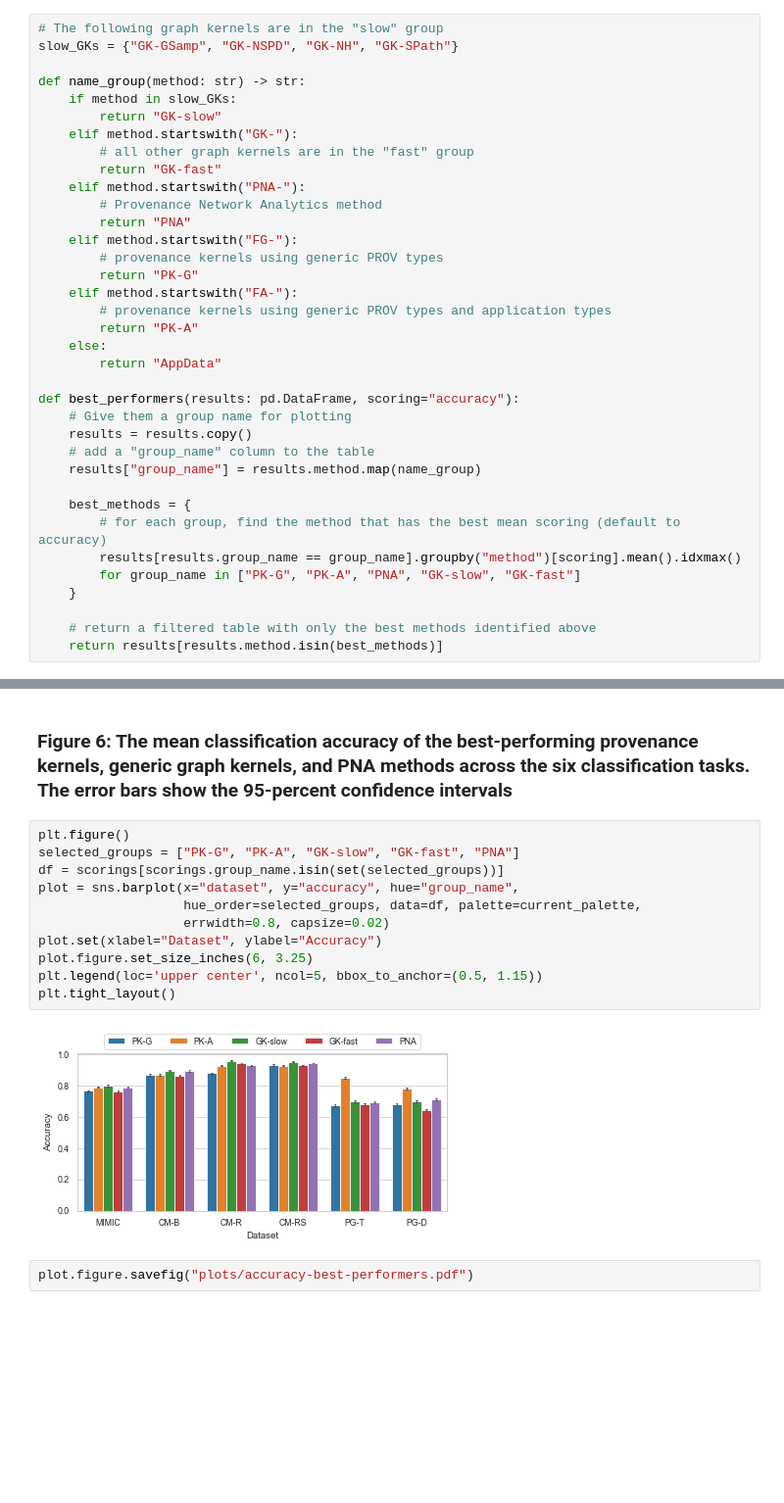
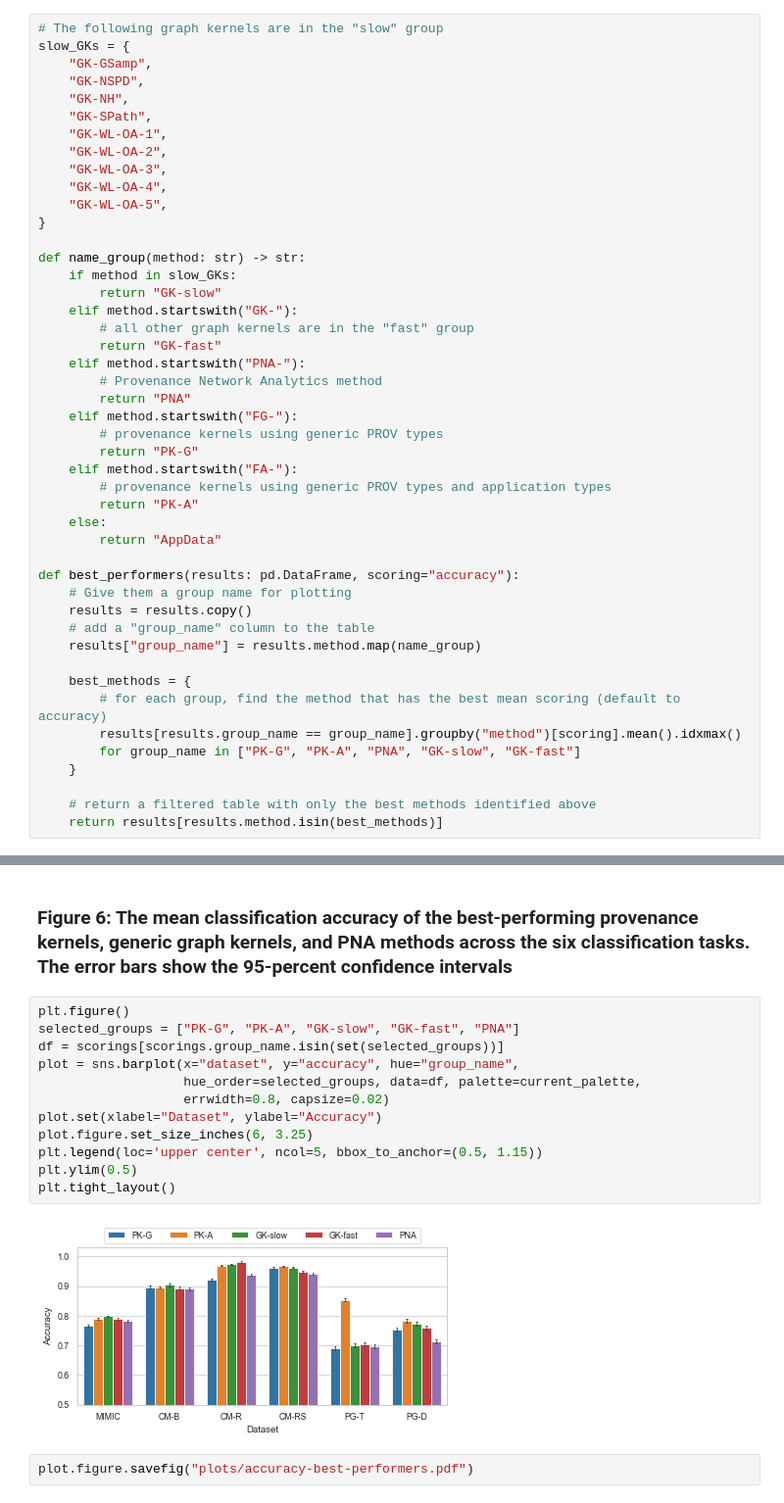
Before and after one commit to trungdong/provenance-kernel-evaluation, a Jupyter notebook: plots.ipynb, the cells around one changed output, grey strips where cells are left out. Shown at 98% size. Cells and saved outputs as stored; diff of their text form; blank space fills up the shorter version.

```diff
--- a/plots.ipynb
+++ b/plots.ipynb
@@ -28,7 +29,17 @@ dataset_ids = ["MIMIC-PXC7", "CM-Buildings", "CM-Routes", "CM-RouteSets", "PG-T"
 dataset_names = ["MIMIC", "CM-B", "CM-R", "CM-RS", "PG-T", "PG-D"]
 # %%
 # The following graph kernels are in the "slow" group
-slow_GKs = {"GK-GSamp", "GK-NSPD", "GK-NH", "GK-SPath"}
+slow_GKs = {
+    "GK-GSamp",
+    "GK-NSPD",
+    "GK-NH",
+    "GK-SPath",
+    "GK-WL-OA-1",
+    "GK-WL-OA-2",
+    "GK-WL-OA-3",
+    "GK-WL-OA-4",
+    "GK-WL-OA-5",
+}
 
 def name_group(method: str) -> str:
     if method in slow_GKs:
@@ -200,15 +307,16 @@ plot.figure.savefig("plots/best-performers-relative-timing.pdf")
 # %%
 plt.figure()
 selected_groups = ["PK-G", "PK-A", "GK-slow", "GK-fast", "PNA"]
 df = scorings[scorings.group_name.isin(set(selected_groups))]
 plot = sns.barplot(x="dataset", y="accuracy", hue="group_name",
                    hue_order=selected_groups, data=df, palette=current_palette,
                    errwidth=0.8, capsize=0.02)
 plot.set(xlabel="Dataset", ylabel="Accuracy")
 plot.figure.set_size_inches(6, 3.25)
 plt.legend(loc='upper center', ncol=5, bbox_to_anchor=(0.5, 1.15))
+plt.ylim(0.5)
 plt.tight_layout()
 # %% [output]
-[figure, old version]
+[figure, new version]
 # %%
 plot.figure.savefig("plots/accuracy-best-performers.pdf")
```
Also changed, not shown: parts of 14 cells of this notebook, 1 other file.
